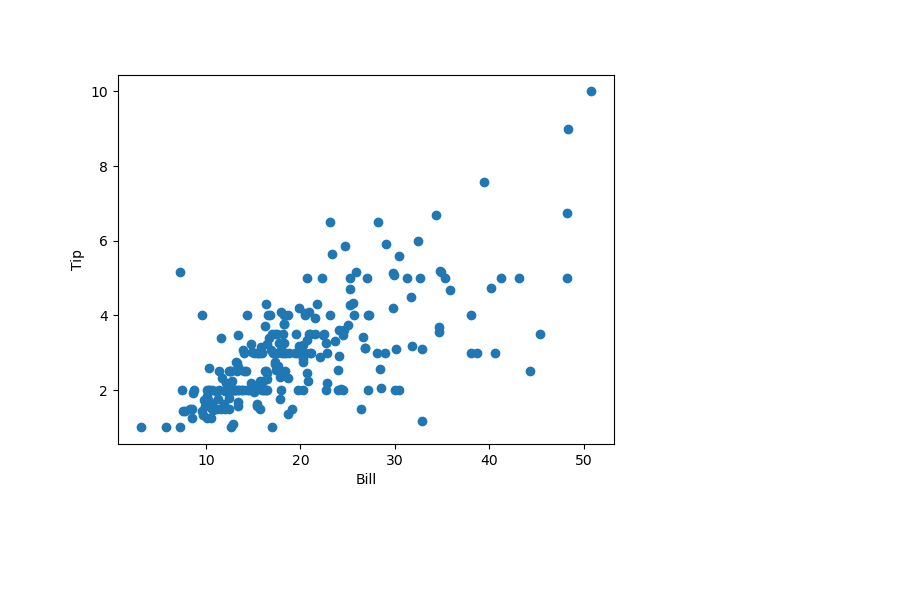
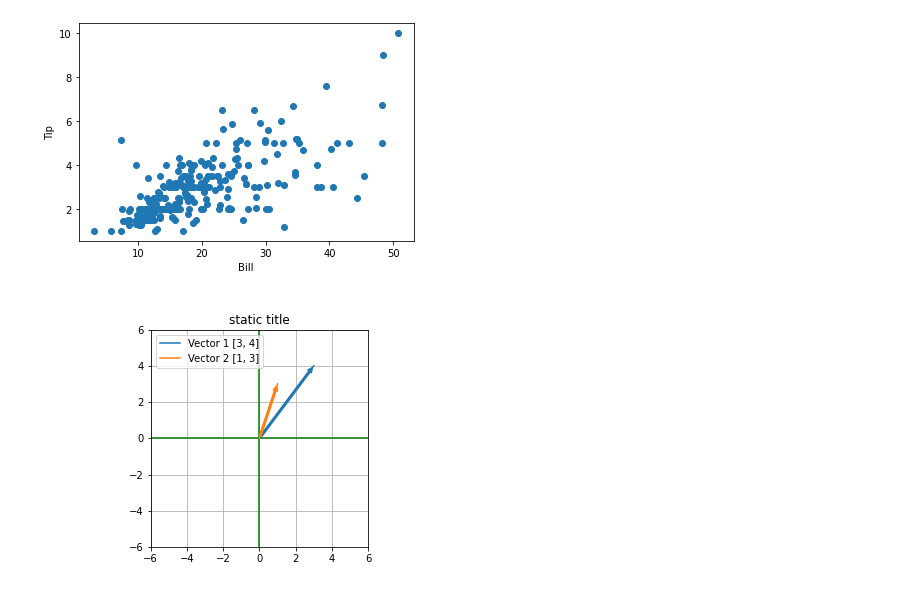
Before and after one commit to robfatland/ocean, a Jupyter notebook: Notebooks/Ocean 01 E Annotation.ipynb, the cells around one changed output. Cells and saved outputs as stored; diff of their text form; code cells hidden in the pictures; blank space fills up the shorter version.

```diff
--- a/Notebooks/Ocean 01 E Annotation.ipynb
+++ b/Notebooks/Ocean 01 E Annotation.ipynb
@@ -5,9 +4,17 @@ df = pd.read_csv('./tmp.csv')
 # %%
-%matplotlib widget
+%matplotlib inline
 
-plt.scatter(df['total_bill'], df['tip'])
-plt.xlabel('Bill')
-plt.ylabel('Tip')
+df = pd.read_csv('./tmp.csv')
+
+# positions = []
+# def onclick(event): positions.append(event.xdata, event.ydata)
+
+fig,ax = plt.subplots()
+ax.scatter(df['total_bill'], df['tip'])
+ax.set(xlabel='Bill')
+ax.set(ylabel='Tip')
+# fig.canvas.mpl_connect('button_press_event', onclick)
+
 plt.show()
 # %% [output]
-[figure, old version]
+[figure, new version]
@@ -13,0 +40,52 @@ plt.show()
+# %%
+%matplotlib widget
+
+import numpy as np
+from math import acos, pi
+import matplotlib.pyplot as plt
+
+vector_1 = [3,4]
+vector_2 = [1,3]
+
+def get_label(which_vector, vector):
+    """Labels a vector with its name and vector head coordinates"""
+    return f"{which_vector} {vector}"
+
+def plot_line(vector, label):
+    """Plots a vector in standard position"""
+    line = plt.plot([0,vector[0]], [0, vector[1]], label=label)[0]
+
+    # Draw as an arrow, as vectors are generally drawn
+    line.axes.annotate('',
+        xytext=(0, 0),
+        xy=(vector[0], vector[1]),
+        arrowprops=dict(color=line.get_color(), arrowstyle="simple"),
+        size=10
+    )
+
+def configure_graph_grid():
+    """Set up a square grid axis"""
+
+    # Size
+    grid_min = -6
+    grid_max = 6
+
+    # Make it square and set limits
+    plt.axis('square')
+    plt.axis(( grid_min, grid_max, grid_min, grid_max))
+
+    # Plot x and y axes
+    plt.plot([grid_min, grid_max], [0,0], 'g')
+    plt.plot([0,0],[grid_min, grid_max], 'g')
+    plt.grid()
+
+# Display the grid and the vectors
+figure = plt.figure()
+configure_graph_grid()
+line_1 = plot_line(vector_1, get_label("Vector 1", vector_1))
+line_2 = plot_line(vector_2, get_label("Vector 2", vector_2))
+plt.legend()
+plt.title('static title')
+plt.show()
+# %% [output]
+[figure, added]
```
Also changed, not shown: parts of 5 cells of this notebook, 1 other file.
